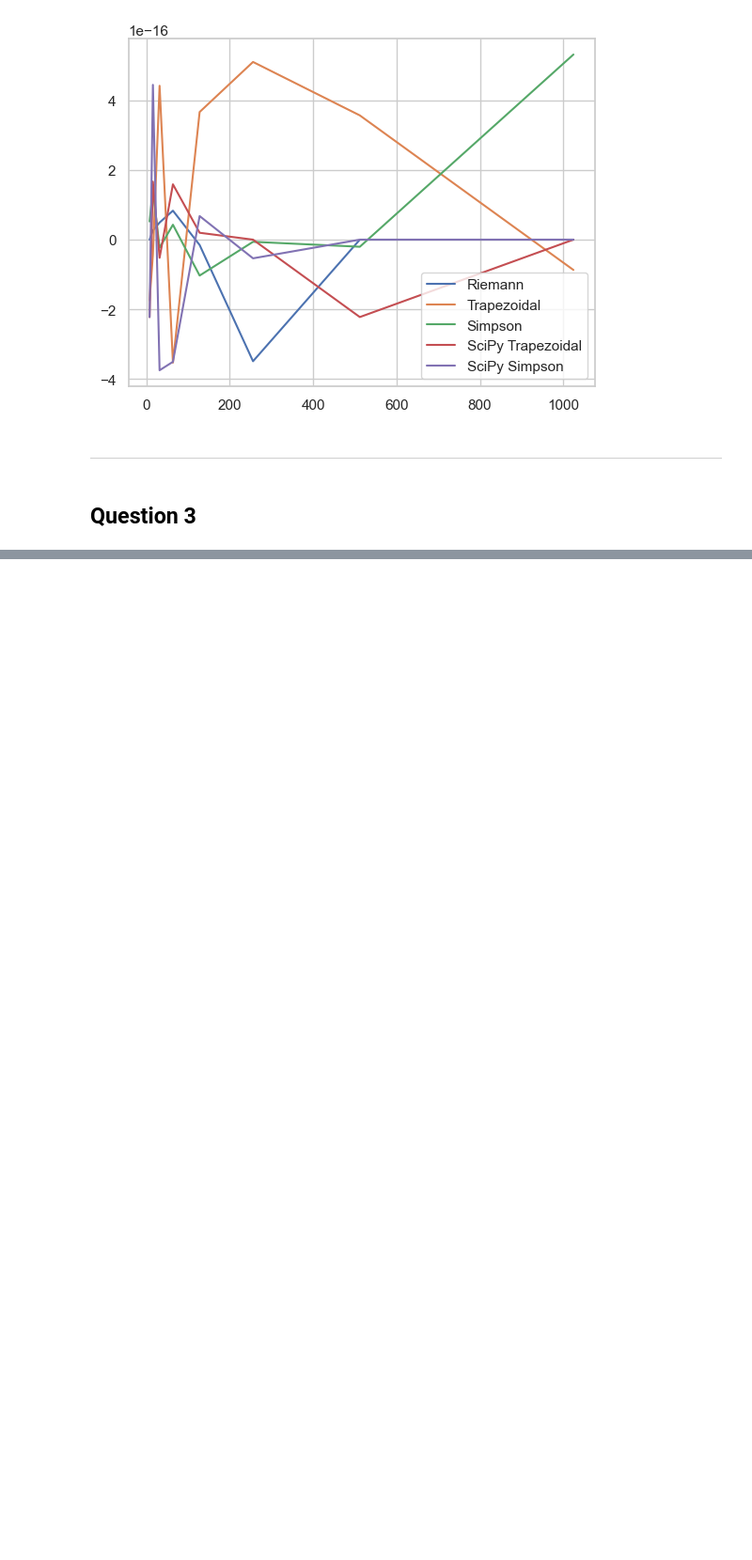
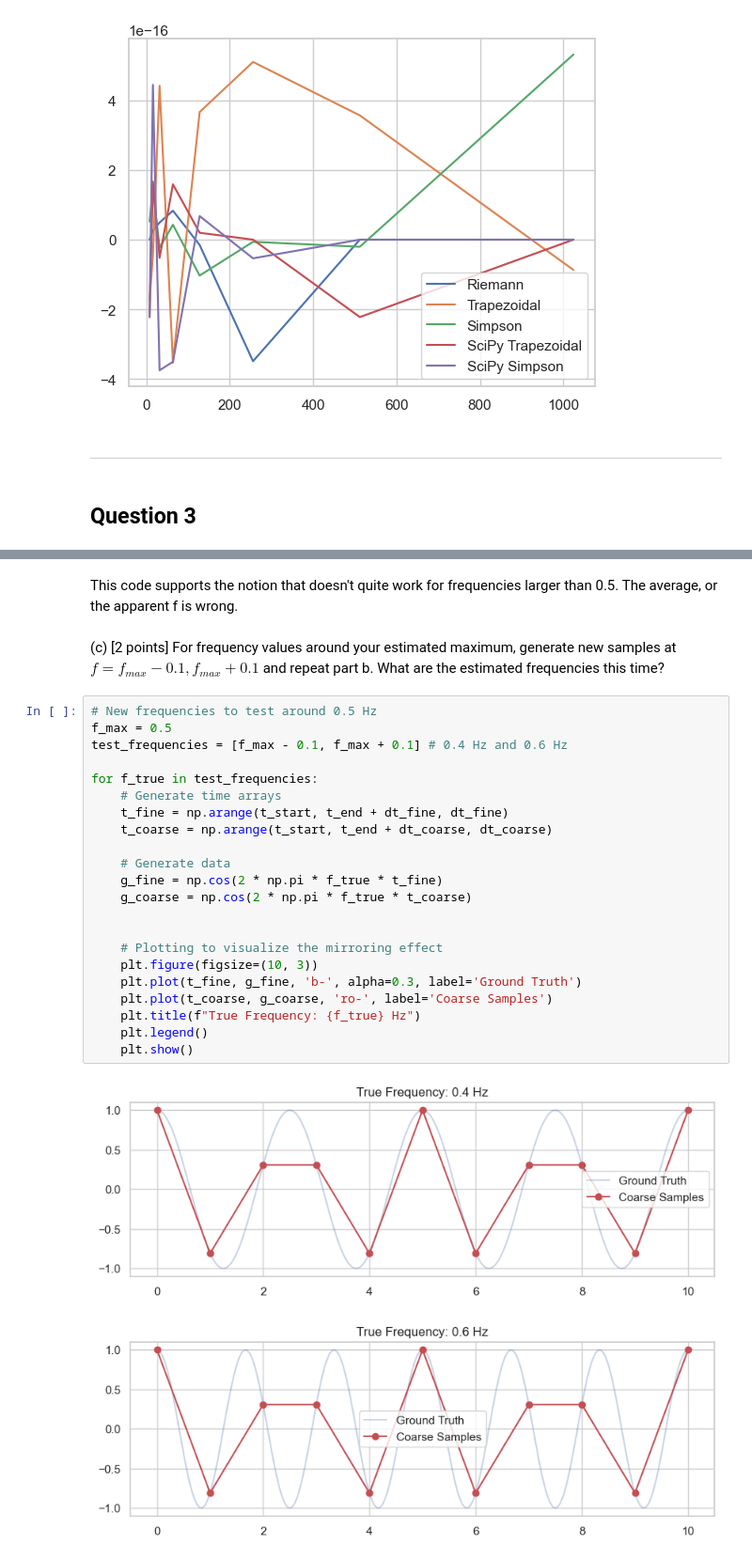
Before and after one commit to 21chengjk1/PHY408Labs, a Jupyter notebook: Lab1/Jack_Cheng_Lab1.ipynb, the cells around one changed output, grey strips where cells are left out. Shown at 94% size. Saved outputs shown, nothing was run; the diff lists cells and outputs as text; blank space fills up the shorter version.

```diff
--- a/Lab1/Jack_Cheng_Lab1.ipynb
+++ b/Lab1/Jack_Cheng_Lab1.ipynb
@@ -233,0 +308,29 @@ The frequency of sampling data can affect any values derived from the data. In t
+# %% [markdown]
+This code supports the notion that doesn't quite work for frequencies larger than 0.5. The average, or the apparent f is wrong.
+# %% [markdown]
+(c) [2 points] For frequency values around your estimated maximum, generate new samples at $f = f_{max} − 0.1, f_{max} + 0.1$ and repeat part b. What are the estimated frequencies this time?
+# %%
+# New frequencies to test around 0.5 Hz
+f_max = 0.5
+test_frequencies = [f_max - 0.1, f_max + 0.1] # 0.4 Hz and 0.6 Hz
+
+for f_true in test_frequencies:
+    # Generate time arrays
+    t_fine = np.arange(t_start, t_end + dt_fine, dt_fine)
+    t_coarse = np.arange(t_start, t_end + dt_coarse, dt_coarse)
+
+    # Generate data
+    g_fine = np.cos(2 * np.pi * f_true * t_fine)
+    g_coarse = np.cos(2 * np.pi * f_true * t_coarse)
+
+
+    # Plotting to visualize the mirroring effect
+    plt.figure(figsize=(10, 3))
+    plt.plot(t_fine, g_fine, 'b-', alpha=0.3, label='Ground Truth')
+    plt.plot(t_coarse, g_coarse, 'ro-', label='Coarse Samples')
+    plt.title(f"True Frequency: {f_true} Hz")
+    plt.legend()
+    plt.show()
+# %% [output]
+[figure, added]
+[figure, added]
```
Also changed, not shown: parts of 6 cells of this notebook.
